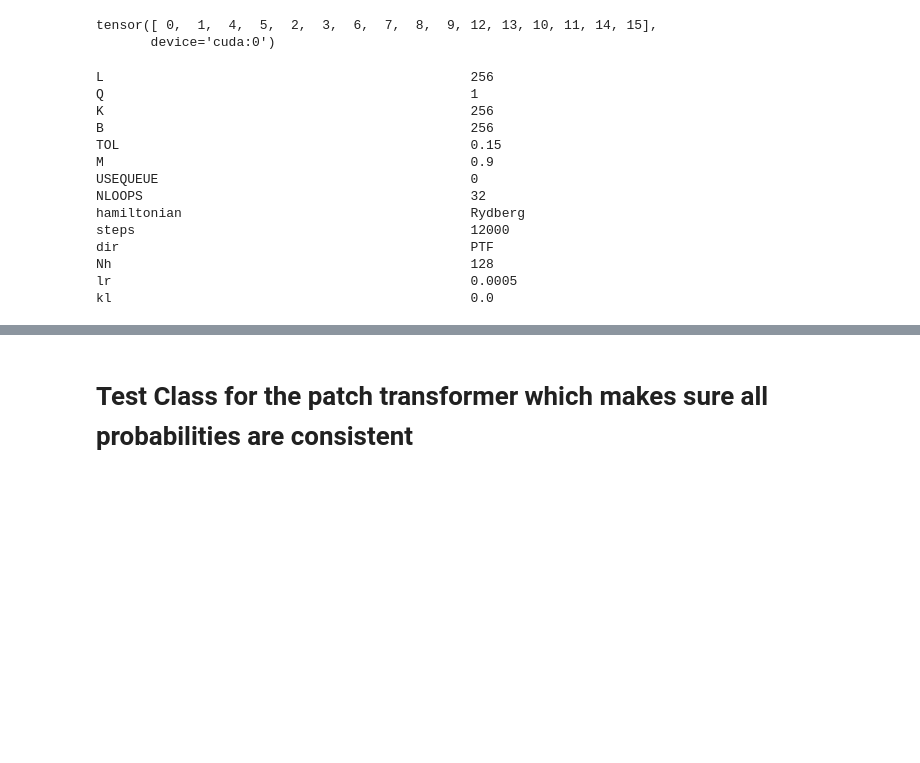
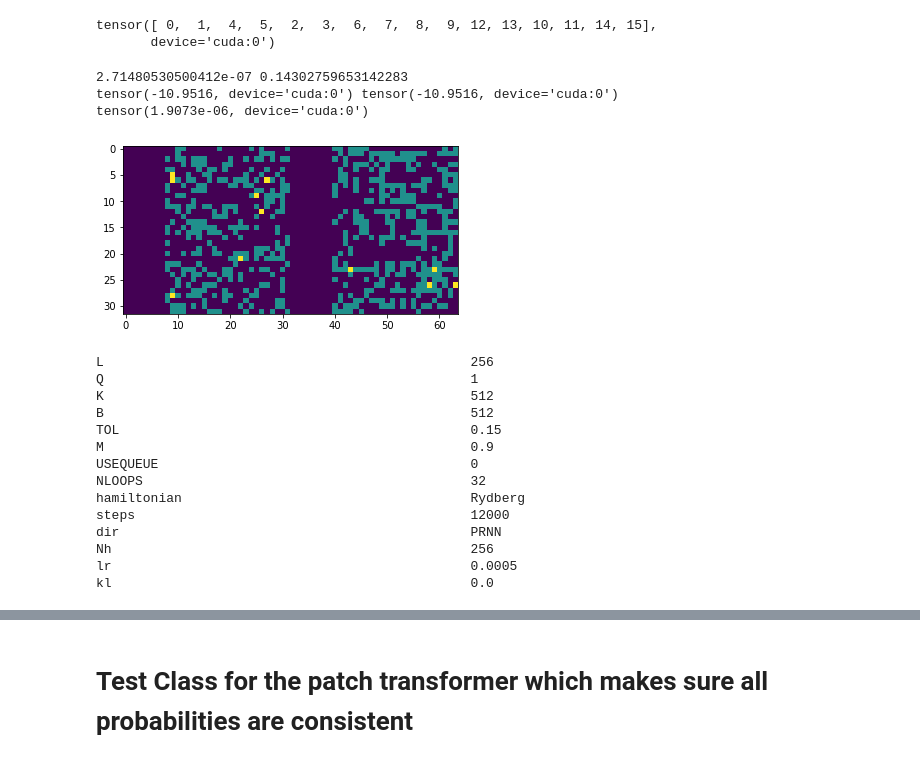
Before and after one commit to ksprague1/NN-QSR, a Jupyter notebook: Patched-TF.ipynb, the cells around one changed output, grey strips where cells are left out. Saved outputs shown, nothing was run; the diff lists cells and outputs as text; code cells hidden in the pictures; blank space fills up the shorter version.

Commit message:
Added patched rnn model

```diff
--- a/Patched-TF.ipynb
+++ b/Patched-TF.ipynb
@@ -632,7 +843,7 @@ tensor([[True, True, True, True],
         [0, 0, 0, 0, 0, 0, 0, 0, 0, 0, 0, 0, 0, 0, 1, 0],
         [0, 0, 0, 0, 0, 0, 0, 0, 0, 0, 0, 0, 0, 0, 0, 1]], device='cuda:0')
 # %%
-pb = PatchTransformerB(8)
+pb = PatchedRNN(8)
 
 pb.logprobability(pb.sample(12,8*8)).shape
 # %% [output]
@@ -653,50 +864,55 @@ get_indices(4)
 tensor([ 0,  1,  4,  5,  2,  3,  6,  7,  8,  9, 12, 13, 10, 11, 14, 15],
        device='cuda:0')
 # %%
-if False:
+if True:
     B=32
 
     s = pb.sample(B,8*8)
-    probs = super(PatchTransformerB,pb)._off_diag_labels(s,B,8*8,False,D=8)[1][:,get_indices(8)]
+    probs = super(PatchedRNN,pb)._off_diag_labels(s,B,8*8,False,D=8)[1][:,get_indices(8)]
 
     p2 = pb._off_diag_labels(s,B,8*8,False,D=8)[1]
 
     print(abs(probs-p2).mean().item(),torch.var_mean(probs)[0].item()**0.5)
     print(probs.mean(),p2.mean())
     print(abs(probs-p2).max())
     plt.imshow(abs(probs-p2).cpu())
+# %% [output]
+2.71480530500412e-07 0.14302759653142283
+tensor(-10.9516, device='cuda:0') tensor(-10.9516, device='cuda:0')
+tensor(1.9073e-06, device='cuda:0')
+[figure, added]
 # %%
 op=Opt()
 Lx=16
 op.L=Lx*Lx
-op.Nh=128
+op.Nh=256
 op.lr=5e-4
 op.M=0.9
 op.Q=1
-op.K=256
+op.K=512
 op.USEQUEUE=0
 op.kl=0.0
 #op.apply(sys.argv[1:])
 op.B=op.K*op.Q
 
 #op.steps=4000
-op.dir="PTF"
+op.dir="PRNN"
 #op.steps=100
 op.NLOOPS=32
 print(op)
 # %% [output]
 L                                               256
 Q                                               1
-K                                               256
-B                                               256
+K                                               512
+B                                               512
 TOL                                             0.15
 M                                               0.9
 USEQUEUE                                        0
 NLOOPS                                          32
 hamiltonian                                     Rydberg
 steps                                           12000
-dir                                             PTF
-Nh                                              128
+dir                                             PRNN
+Nh                                              256
 lr                                              0.0005
 kl                                              0.0
 # %%
```
Also changed, not shown: parts of 5 cells of this notebook, 2 other files.
